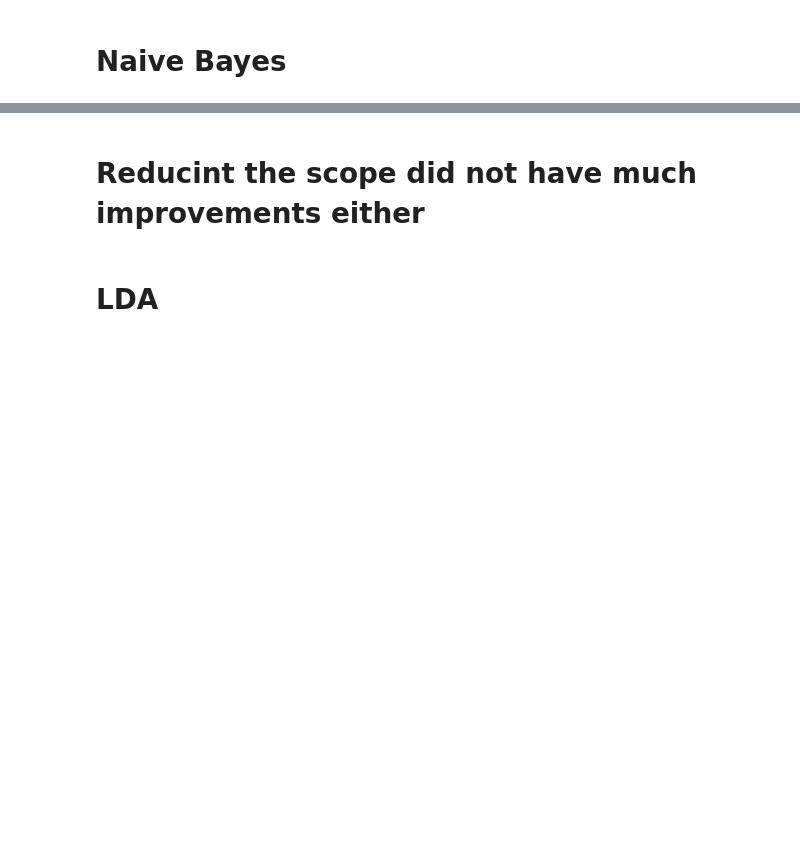
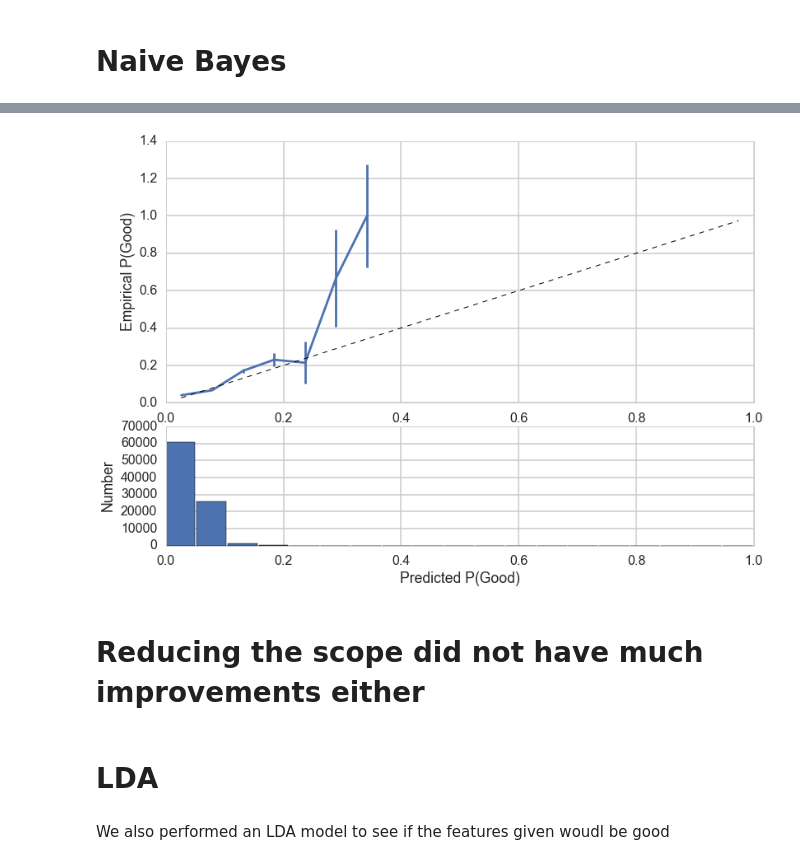
Before and after one commit to UKeeeM/CS109-Project-, a Jupyter notebook: Model.ipynb, the cells around one changed output, grey strips where cells are left out. Cells and saved outputs as stored; diff of their text form; code cells hidden in the pictures; blank space fills up the shorter version.

```diff
--- a/Model.ipynb
+++ b/Model.ipynb
@@ -432,0 +645,22 @@ calibration_plot(clf, xtest, ytest)
+# %%
+#the grid of parameters to search over
+alphas = [0, .1, 1, 5, 10, 50]
+min_dfs = [1e-5, 1e-4, 1e-3, 1e-2, 1e-1]
+
+#Find the best value for alpha and min_df, and the best classifier
+best_alpha = None
+best_min_df = None
+maxscore=-np.inf
+for alpha in alphas:
+    for min_df in min_dfs:
+        vectorizer = TfidfVectorizer(min_df = min_df)
+        Xthis, ythis = make_xy(df, vectorizer)
+        Xtrainthis=Xthis[mask]
+        ytrainthis=ythis[mask]
+        #your code here
+        clf = MultinomialNB(alpha=alpha)
+        cvscore = cv_score(clf, Xtrainthis, ytrainthis, log_likelihood)
+
+        if cvscore > maxscore:
+            maxscore = cvscore
+            best_alpha, best_min_df = alpha, min_df
@@ -432,0 +673,16 @@ calibration_plot(clf, xtest, ytest)
+# %%
+vectorizer = TfidfVectorizer(min_df=best_min_df)
+X, y = make_xy(df, vectorizer)
+xtrain=X[mask]
+ytrain=y[mask]
+xtest=X[~mask]
+ytest=y[~mask]
+
+clf = MultinomialNB(alpha=best_alpha).fit(xtrain, ytrain)
+
+# Your code here. Print the accuracy on the test and training dataset
+training_accuracy = clf.score(xtrain, ytrain)
+test_accuracy = clf.score(xtest, ytest)
+
+print "Accuracy on training data: %0.2f" % (training_accuracy)
+print "Accuracy on test data:     %0.2f" % (test_accuracy)
@@ -433,7 +730,13 @@ calibration_plot(clf, xtest, ytest)
+# %%
+calibration_plot(clf, xtest, ytest)
+# %% [output]
+[figure, added]
 # %% [markdown]
-# Reducint the scope did not have much improvements either
+# Reducing the scope did not have much improvements either
 # %% [markdown]
 # LDA
+# %% [markdown]
+We also performed an LDA model to see if the features given woudl be good
 # %%
 from sklearn.cross_validation import train_test_split
 itrain, itest = train_test_split(xrange(politics.shape[0]), train_size=0.7)
```
Also changed, not shown: parts of 73 cells of this notebook, 1 other file.
